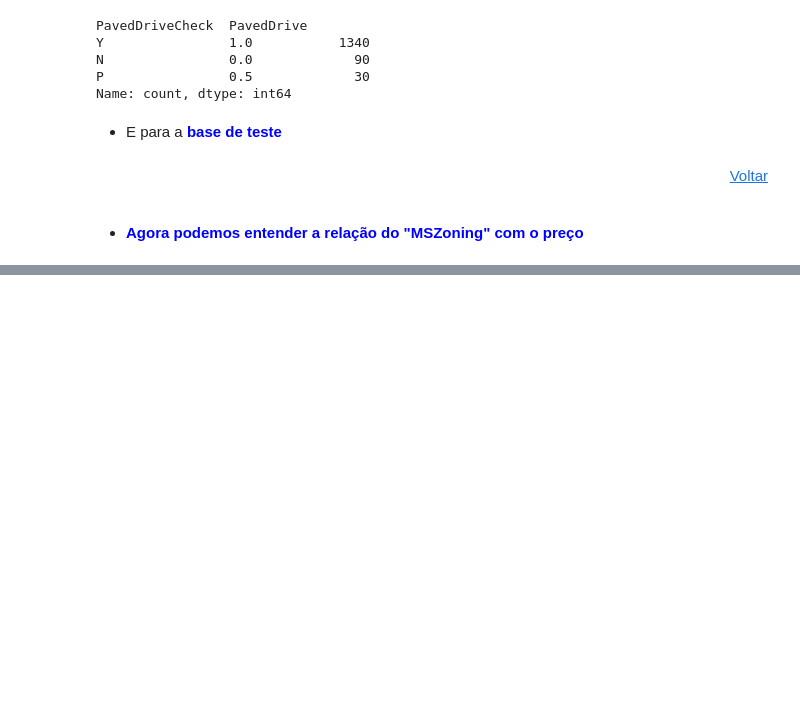
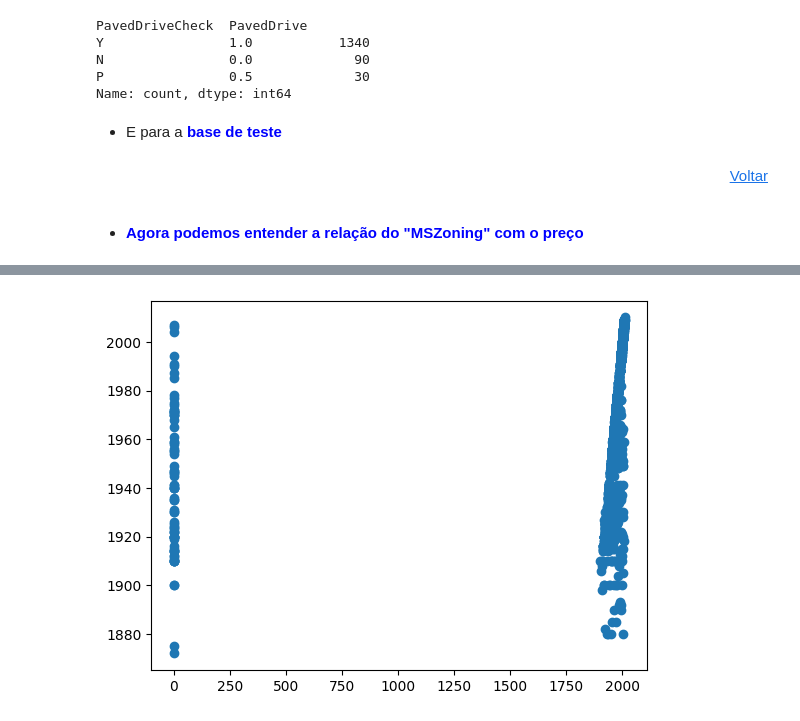
Before and after one commit to BraulioHermanson/Projeto_Housing_Avancado, a Jupyter notebook: kagle_housin_EDA.ipynb, the cells around one changed output, grey strips where cells are left out. Cells and saved outputs as stored; diff of their text form; code cells hidden in the pictures; blank space fills up the shorter version.

```diff
--- a/kagle_housin_EDA.ipynb
+++ b/kagle_housin_EDA.ipynb
@@ -381,0 +591,3 @@ teste['PavedDrive'] = teste.PavedDrive.apply(DefinePavedDrive)
+# %%
+# Apagando a coluna GarageCond
+treino = treino.drop('GarageCond',axis=1)
@@ -381,0 +626,9 @@ teste['PavedDrive'] = teste.PavedDrive.apply(DefinePavedDrive)
+# %%
+# Visualizando graficamente a correlação entre GarageYrBlt e YearBuilt
+fig, ax = plt.subplots()
+
+ax.scatter(treino.GarageYrBlt,treino.YearBuilt)
+
+plt.show()
+# %% [output]
+[figure, added]
```
Also changed, not shown: parts of 38 cells of this notebook.
